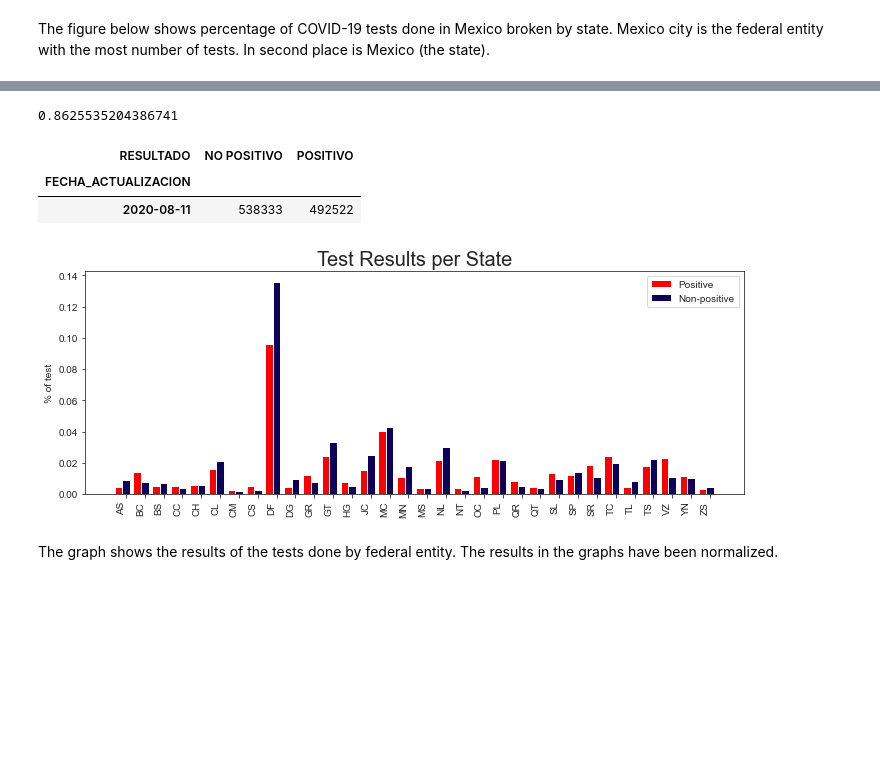
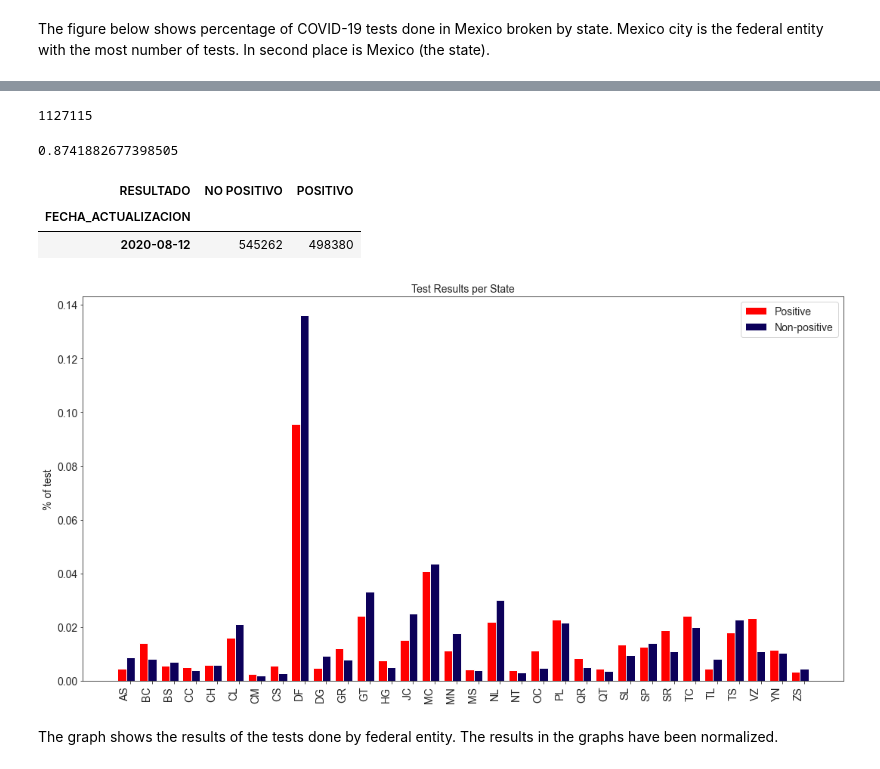
Before and after one commit to epg3/COVID_19_MX, a Jupyter notebook: EDA.ipynb, the cells around one changed output, grey strips where cells are left out. Saved outputs shown, nothing was run; the diff lists cells and outputs as text; code cells hidden in the pictures; blank space fills up the shorter version.

```diff
--- a/EDA.ipynb
+++ b/EDA.ipynb
@@ -56,7 +55,7 @@ covid_general = file_folder(path)
 geo_states = gpd.read_file(path + "mexstates.shp")
 # %%
 # Loading covid-19 file
-df_genera_mx = pd.read_csv(path +"datos_abiertos_20200811.csv", encoding='latin-1')
+df_genera_mx = pd.read_csv(path +"datos_abiertos_20200812.csv", encoding='latin-1')
 df_general = df_genera_mx
 # %%
 #Population data
@@ -230,6 +238,6 @@ df_population['Num'] = df_population['Num'].astype(int)
 # %%
 df_general['ENTIDAD'] = df_general['ENTIDAD_UM'].map(df_states.set_index('CLAVE_ENTIDAD')['ABREVIATURA'])
-df_general['ENTIDAD_NAME'] = df_general['ENTIDAD_UM'].map(df_states.set_index('CLAVE_ENTIDAD')['ENTIDAD_FEDERATIVA'])
+df_general['ENTIDAD_NAME'] = df_general['ENTIDAD_UM'].map(df_population.set_index('Num')['Entidad'])
 df_general['SECTOR'] = df_general['SECTOR'].map(df_sector.set_index('CLAVE')['DESCRIPCIÓN'])
 # %%
 df_general['TIPO_PACIENTE'] = df_general['TIPO_PACIENTE'].map(df_paciente.set_index('CLAVE')['DESCRIPCIÓN'])
@@ -313,6 +321,11 @@ The column specifies whether the patient is alive or dead.
 # %%
 df_general['FECHA_INGRESO_SEMANAL'] = df_general['FECHA_INGRESO'].dt.dayofweek
 df_general['WEEKEND'] = df_general['FECHA_INGRESO_SEMANAL'].apply(lambda x: 1 if (x>4) else 0)
+# %%
+df_general['FECHA_SINTOMAS_SEMANAL'] = df_general['FECHA_SINTOMAS'].dt.dayofweek
+df_general['WEEKEND_FECHA_SINTOMAS'] = df_general['FECHA_SINTOMAS_SEMANAL'].apply(lambda x: 1 if (x>3) else 0)
+# %%
+df_general['MISMO_DIA_ING_SIM'] = df_general['FECHA_INGRESO'] >  df_general['FECHA_SINTOMAS']
 # %%
 df_general.head()
 # %% [output]
@@ -418,7 +453,11 @@ plt.show()
+# %%
+states_vals.sum()
+# %% [output]
+1127115
 # %%
 states_vals.sum()/ df_gender_pop.Total.sum() * 100
 # %% [output]
-0.8625535204386741
+0.8741882677398505
 # %%
 df_states_by_result = df_general.copy()
 indexPendintResult = df_states_by_result[ df_states_by_result['RESULTADO'] == 3 ].index
@@ -429,7 +468,7 @@ pd.crosstab(df_states_by_result.FECHA_ACTUALIZACION, df_states_by_result.RESULTA
 # %% [output]
 | RESULTADO | NO POSITIVO | POSITIVO |
 | FECHA_ACTUALIZACION |  |  |
-| 2020-08-11 | 538333 | 492522 |
+| 2020-08-12 | 545262 | 498380 |
 # %%
 df_state_results = pd.crosstab(df_states_by_result.ENTIDAD, df_states_by_result.RESULTADO, normalize=True)
 # %%
@@ -437,26 +476,27 @@ df_state_results = df_state_results.reset_index()
 # %%
 title_chart = 'Test Results per State'
 width = 0.40
 x = np.arange(len(df_state_results.ENTIDAD))
-fig, ax = plt.subplots(figsize=(10, 4))
+fig, ax = plt.subplots(figsize=(15, 8))
 
 
 rects1 = ax.bar(x - width/2, df_state_results.POSITIVO, width, label='Positive', color = '#ff0000')
 rects2 = ax.bar(x + width/2, df_state_results['NO POSITIVO'], width, label='Non-positive', color = '#0c005a')
 
-ax.set_ylabel('% of test')
-ax.set_title(title_chart, fontsize = 20)
+ax.set_ylabel('% of test', fontsize = 14)
+ax.set_title(title_chart, fontsize = 14)
 ax.set_xticks(x + width/2 )
 ax.set_xticklabels(df_state_results.ENTIDAD, rotation=90, ha='right')
-ax.legend()
+ax.legend(prop={'size': 14})
+ax.tick_params(labelsize=14)
 fig.tight_layout()
 
 
 
 plt.savefig('images/' + title_chart + '.png')
 plt.show()
 # %% [output]
-[figure, old version]
+[figure, new version]
 # %% [markdown]
 The graph shows the results of the tests done by federal entity. The results in the graphs have been normalized.
 # %% [markdown]
```
Also changed, not shown: parts of 74 cells of this notebook.
